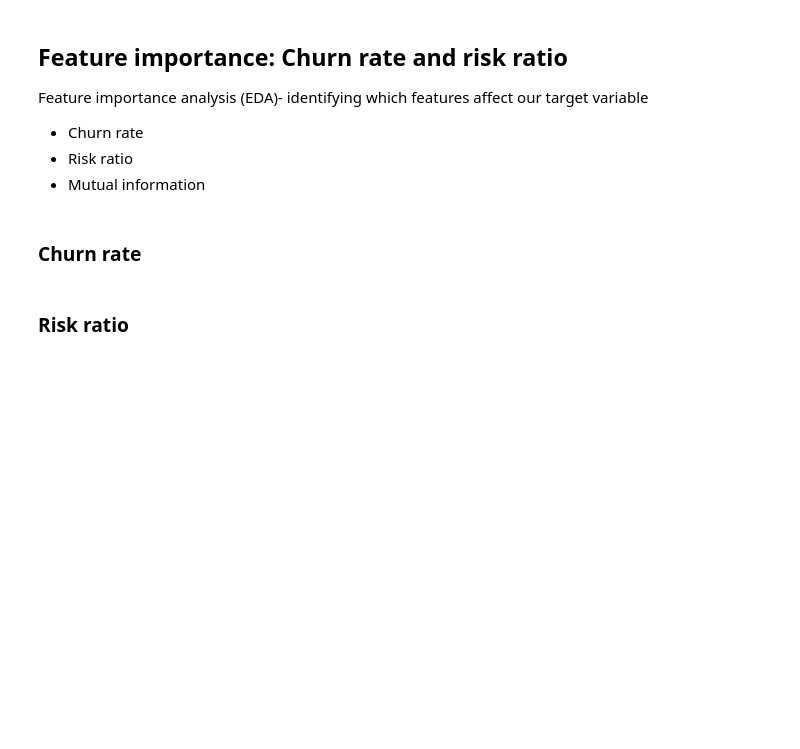
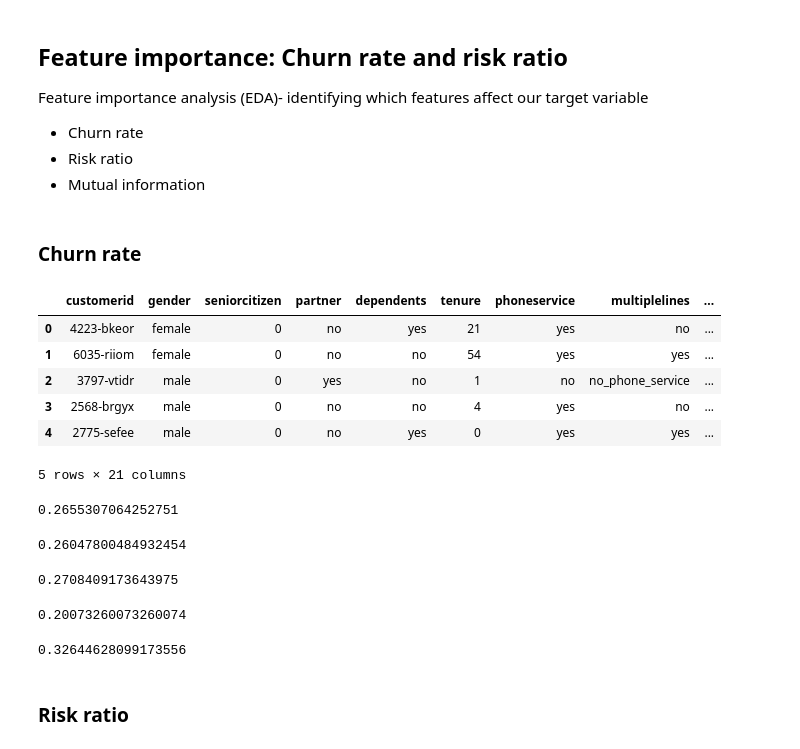
Before and after one commit to JudahSan/mlbookcamp2022, a Jupyter notebook: Week 3 Classification/ML for Classification Churn Prediction.ipynb, the cells around one changed output. Drawn from its saved outputs; the diff is of its cells as text; code cells hidden in the pictures; blank space fills up the shorter version.

```diff
--- a/Week 3 Classification/ML for Classification Churn Prediction.ipynb
+++ b/Week 3 Classification/ML for Classification Churn Prediction.ipynb
@@ -150,0 +163,2 @@ df.churn = (df.churn == 'yes').astype(int)
+# %%
+df_full_train, df_test = train_test_split(df, test_size=0.2, random_state=42)
@@ -154,3 +200,5 @@ df.churn = (df.churn == 'yes').astype(int)
 - Missing values check
 - Check target variable
 - Check numerical and categorical variables
+# %%
+df_full_train = df_full_train.reset_index(drop=True)
@@ -163,5 +296,40 @@ Feature importance analysis (EDA)- identifying which features affect our target
 - Mutual information
 # %% [markdown]
 ### Churn rate
+# %%
+df_full_train.head()
+# %% [output]
+|  | customerid | gender | seniorcitizen | partner | dependents | tenure | phoneservice | multiplelines | ... |
+| 0 | 4223-bkeor | female | 0 | no | yes | 21 | yes | no | ... |
+| 1 | 6035-riiom | female | 0 | no | no | 54 | yes | yes | ... |
+| 2 | 3797-vtidr | male | 0 | yes | no | 1 | no | no_phone_service | ... |
+| 3 | 2568-brgyx | male | 0 | no | no | 4 | yes | no | ... |
+| 4 | 2775-sefee | male | 0 | no | yes | 0 | yes | yes | ... |
+5 rows × 21 columns
+# %%
+global_churn = df_full_train.churn.mean()
+global_churn
+# %% [output]
+0.2655307064252751
+# %%
+churn_male = df_full_train[df_full_train.gender == 'male'].churn.mean()
+churn_male
+# %% [output]
+0.26047800484932454
+# %%
+churn_female = df_full_train[df_full_train.gender == 'female'].churn.mean()
+churn_female
+# %% [output]
+0.2708409173643975
+# %%
+churn_with_partner = df_full_train[df_full_train.partner == 'yes'].churn.mean()
+churn_with_partner
+# %% [output]
+0.20073260073260074
+# %%
+churn_without_partner = df_full_train[df_full_train.partner == 'no'].churn.mean()
+churn_without_partner
+# %% [output]
+0.32644628099173556
 # %% [markdown]
 ### Risk ratio
```
Also changed, not shown: parts of 21 cells of this notebook, 1 other file.
